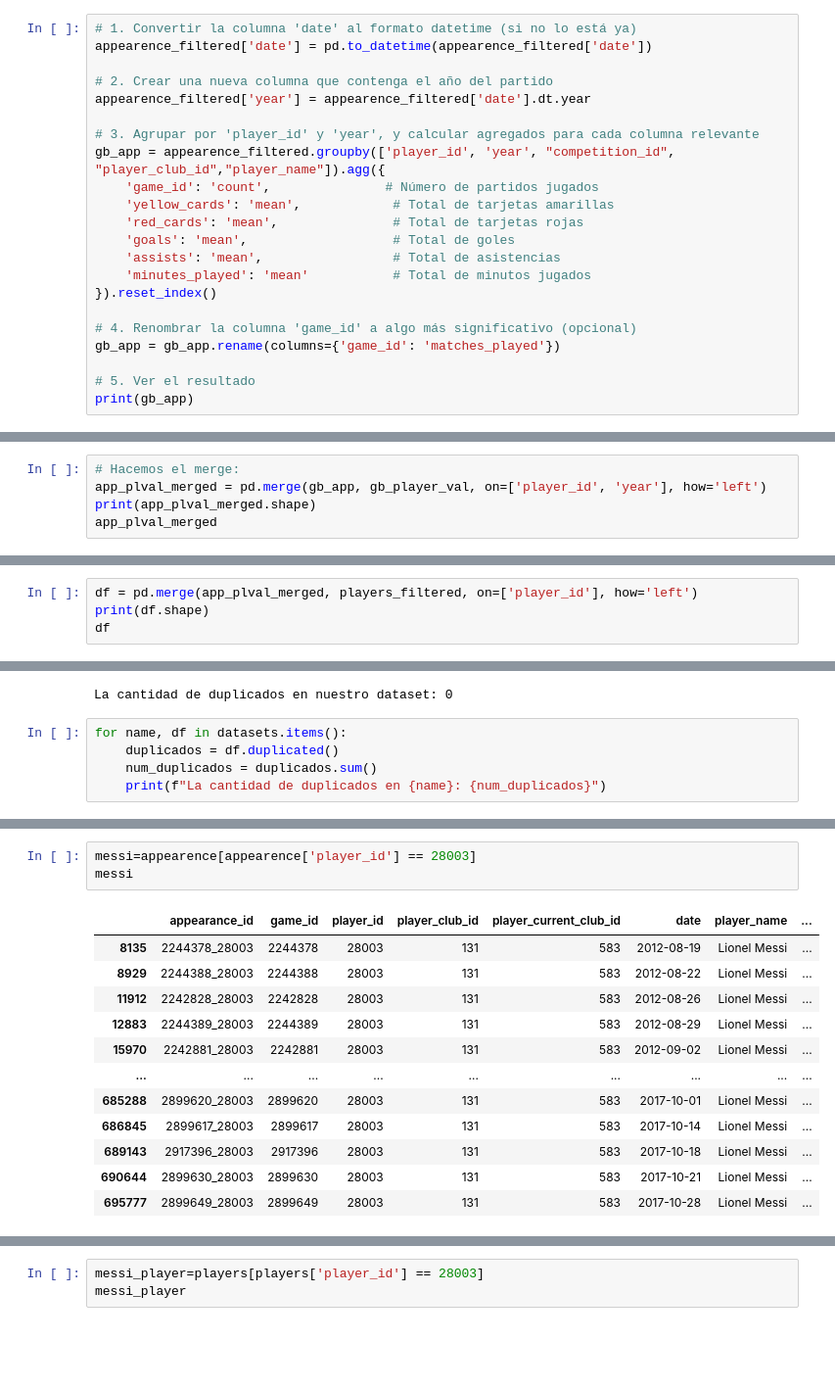
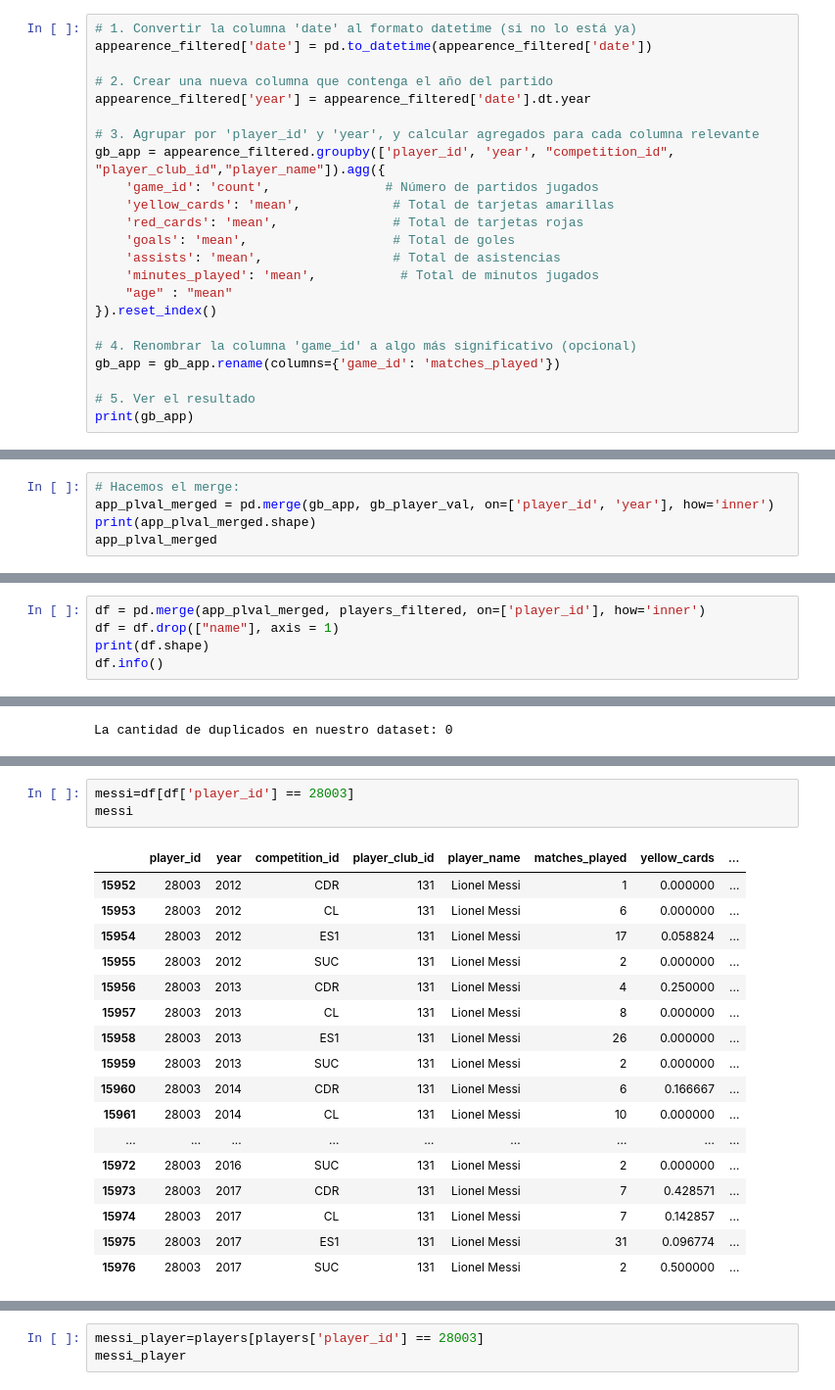
Before and after one commit to VLGuazzelli/proyecto_final_transfer, a Jupyter notebook: src/explore.ipynb, the cells around one changed output, grey strips where cells are left out. Shown at 98% size. Drawn from its saved outputs; the diff is of its cells as text; blank space fills up the shorter version.

```diff
--- a/src/explore.ipynb
+++ b/src/explore.ipynb
@@ -122,7 +141,8 @@ gb_app = appearence_filtered.groupby(['player_id', 'year', "competition_id", "pl
     'red_cards': 'mean',               # Total de tarjetas rojas
     'goals': 'mean',                   # Total de goles
     'assists': 'mean',                 # Total de asistencias
-    'minutes_played': 'mean'           # Total de minutos jugados
+    'minutes_played': 'mean',           # Total de minutos jugados
+    "age" : "mean"
 }).reset_index()
 
 # 4. Renombrar la columna 'game_id' a algo más significativo (opcional)
@@ -183,7 +203,7 @@ print(gb_player_val)
 Hacemos el merge (hay algunas valuaciones que se pierden)
 # %%
 # Hacemos el merge:
-app_plval_merged = pd.merge(gb_app, gb_player_val, on=['player_id', 'year'], how='left')
+app_plval_merged = pd.merge(gb_app, gb_player_val, on=['player_id', 'year'], how='inner')
 print(app_plval_merged.shape)
 app_plval_merged
 # %% [output]
@@ -220,7 +240,8 @@ print(app_plval_merged4.shape)
 # %% [markdown]
 Aquí el merge con la información de los jugadores (posible df final)
 # %%
-df = pd.merge(app_plval_merged, players_filtered, on=['player_id'], how='left')
+df = pd.merge(app_plval_merged, players_filtered, on=['player_id'], how='inner')
+df = df.drop(["name"], axis = 1)
 print(df.shape)
-df
+df.info()
 # %% [output]
@@ -244,8 +268,3 @@ num_duplicados = duplicados.sum()
 print(f"La cantidad de duplicados en nuestro dataset: {num_duplicados}")
 # %% [output]
 La cantidad de duplicados en nuestro dataset: 0
-# %%
-for name, df in datasets.items():
-    duplicados = df.duplicated()
-    num_duplicados = duplicados.sum()
-    print(f"La cantidad de duplicados en {name}: {num_duplicados}")
@@ -269,16 +276,21 @@ display(SVG(filename="/workspaces/proyecto_final_transfer/data/datos_de_transfer
 # %%
-messi=appearence[appearence['player_id'] == 28003]
+messi=df[df['player_id'] == 28003]
 messi
 # %% [output]
-|  | appearance_id | game_id | player_id | player_club_id | player_current_club_id | date | player_name | ... |
-| 8135 | 2244378_28003 | 2244378 | 28003 | 131 | 583 | 2012-08-19 | Lionel Messi | ... |
-| 8929 | 2244388_28003 | 2244388 | 28003 | 131 | 583 | 2012-08-22 | Lionel Messi | ... |
-| 11912 | 2242828_28003 | 2242828 | 28003 | 131 | 583 | 2012-08-26 | Lionel Messi | ... |
-| 12883 | 2244389_28003 | 2244389 | 28003 | 131 | 583 | 2012-08-29 | Lionel Messi | ... |
-| 15970 | 2242881_28003 | 2242881 | 28003 | 131 | 583 | 2012-09-02 | Lionel Messi | ... |
+|  | player_id | year | competition_id | player_club_id | player_name | matches_played | yellow_cards | ... |
+| 15952 | 28003 | 2012 | CDR | 131 | Lionel Messi | 1 | 0.000000 | ... |
+| 15953 | 28003 | 2012 | CL | 131 | Lionel Messi | 6 | 0.000000 | ... |
+| 15954 | 28003 | 2012 | ES1 | 131 | Lionel Messi | 17 | 0.058824 | ... |
+| 15955 | 28003 | 2012 | SUC | 131 | Lionel Messi | 2 | 0.000000 | ... |
+| 15956 | 28003 | 2013 | CDR | 131 | Lionel Messi | 4 | 0.250000 | ... |
+| 15957 | 28003 | 2013 | CL | 131 | Lionel Messi | 8 | 0.000000 | ... |
+| 15958 | 28003 | 2013 | ES1 | 131 | Lionel Messi | 26 | 0.000000 | ... |
+| 15959 | 28003 | 2013 | SUC | 131 | Lionel Messi | 2 | 0.000000 | ... |
+| 15960 | 28003 | 2014 | CDR | 131 | Lionel Messi | 6 | 0.166667 | ... |
+| 15961 | 28003 | 2014 | CL | 131 | Lionel Messi | 10 | 0.000000 | ... |
 | ... | ... | ... | ... | ... | ... | ... | ... | ... |
-| 685288 | 2899620_28003 | 2899620 | 28003 | 131 | 583 | 2017-10-01 | Lionel Messi | ... |
-| 686845 | 2899617_28003 | 2899617 | 28003 | 131 | 583 | 2017-10-14 | Lionel Messi | ... |
-| 689143 | 2917396_28003 | 2917396 | 28003 | 131 | 583 | 2017-10-18 | Lionel Messi | ... |
-| 690644 | 2899630_28003 | 2899630 | 28003 | 131 | 583 | 2017-10-21 | Lionel Messi | ... |
-| 695777 | 2899649_28003 | 2899649 | 28003 | 131 | 583 | 2017-10-28 | Lionel Messi | ... |
+| 15972 | 28003 | 2016 | SUC | 131 | Lionel Messi | 2 | 0.000000 | ... |
+| 15973 | 28003 | 2017 | CDR | 131 | Lionel Messi | 7 | 0.428571 | ... |
+| 15974 | 28003 | 2017 | CL | 131 | Lionel Messi | 7 | 0.142857 | ... |
+| 15975 | 28003 | 2017 | ES1 | 131 | Lionel Messi | 31 | 0.096774 | ... |
+| 15976 | 28003 | 2017 | SUC | 131 | Lionel Messi | 2 | 0.500000 | ... |
```
Also changed, not shown: parts of 13 cells of this notebook.
